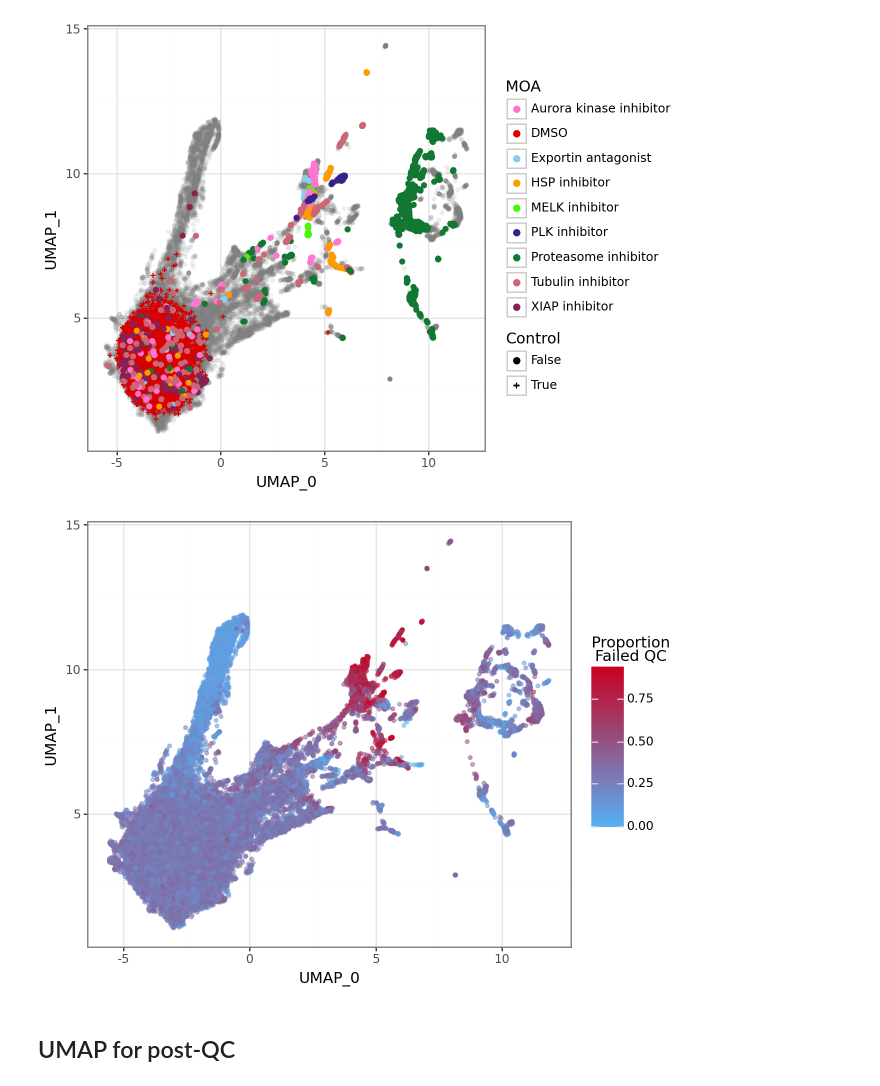
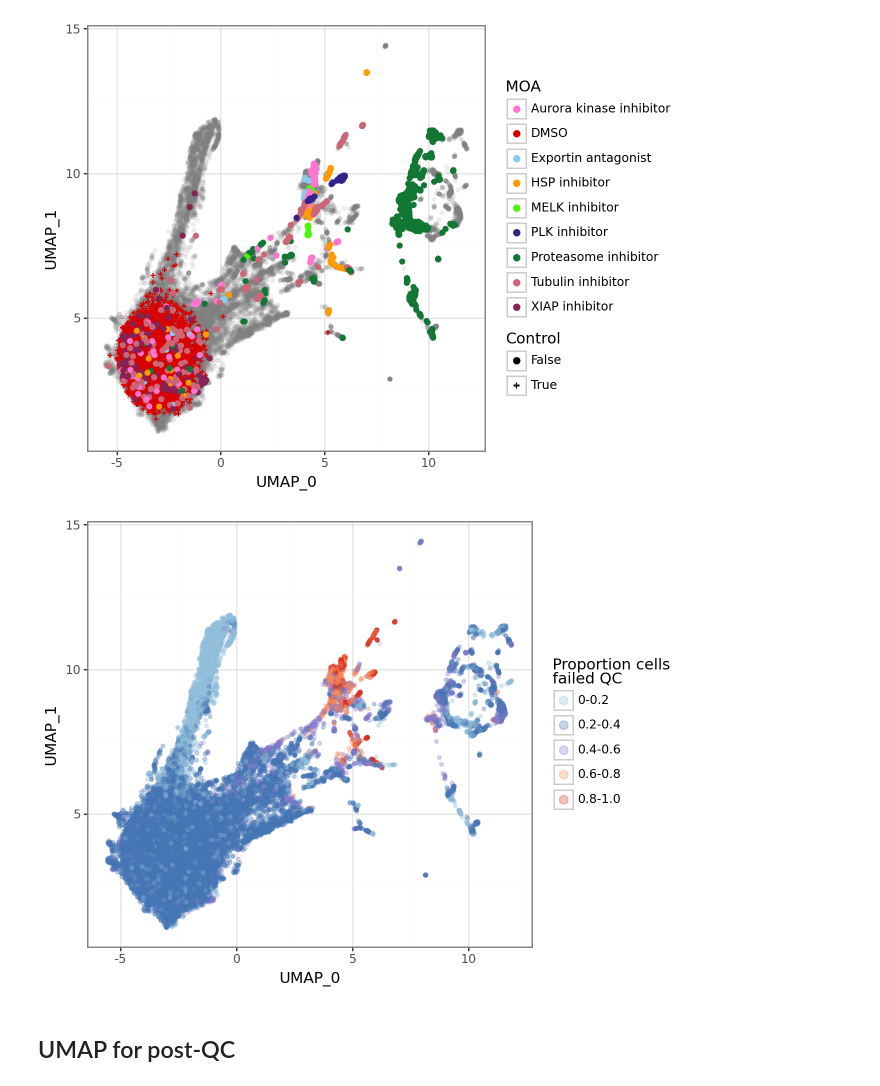
Before and after one commit to cytomining/coSMicQC, a Jupyter notebook: docs/manuscripts/cosmicqc_paper_v1/figure_5/4.generate_UMAPs.ipynb, the cells around one changed output. Cells and saved outputs as stored; diff of their text form; code cells hidden in the pictures.

```diff
--- a/docs/manuscripts/cosmicqc_paper_v1/figure_5/4.generate_UMAPs.ipynb
+++ b/docs/manuscripts/cosmicqc_paper_v1/figure_5/4.generate_UMAPs.ipynb
@@ -248,25 +247,46 @@ p.show()
 # %% [output]
 [figure]
 # %%
+# Compute proportion failed
 pre_qc_embedding_df["prop_failed_qc"] = (
     pre_qc_embedding_df["Metadata_sc_count_failed_qc"]
     / pre_qc_embedding_df["Metadata_sc_count"]
 )
+
 # Drop any rows with NaN in the proportion column
 pre_qc_embedding_df = pre_qc_embedding_df.dropna(subset=["prop_failed_qc"])
 
+# Clip to [0, 1] just in case any weird negatives or >1 sneak in
+pre_qc_embedding_df["prop_failed_qc"] = pre_qc_embedding_df["prop_failed_qc"].clip(0, 1)
+
+# Define fixed bins from 0-1
+bins = [0, 0.2, 0.4, 0.6, 0.8, 1.0]
+labels = ["0-0.2", "0.2-0.4", "0.4-0.6", "0.6-0.8", "0.8-1.0"]
+
+pre_qc_embedding_df["prop_failed_qc_bin"] = pd.cut(
+    pre_qc_embedding_df["prop_failed_qc"], bins=bins, labels=labels, include_lowest=True
+)
+manual_colors = [
+    "#91bfdb",  # light blue
+    "#4575b4",  # dark blue
+    "#8979cf",  # purple
+    "#fc8d59",  # orange-red
+    "#d73027",  # red
+]
+
 p_failed_qc = (
-    ggplot(pre_qc_embedding_df, aes(x="UMAP_0", y="UMAP_1", color="prop_failed_qc"))
-    + geom_point(size=1, alpha=0.5)
+    ggplot(pre_qc_embedding_df, aes(x="UMAP_0", y="UMAP_1", color="prop_failed_qc_bin"))
+    + geom_point(size=1, alpha=0.3)
     + xlab("UMAP_0")
     + ylab("UMAP_1")
-    + scale_color_gradient(name="Proportion\nFailed QC", low="#56B1F7", high="#CA0020")
+    + scale_color_manual(values=manual_colors, name="Proportion cells\nfailed QC")
+    + guides(color=guide_legend(override_aes={"size": 3}))  # increases legend dot size
     + theme_bw()
 )
 p_failed_qc.save(filename=figure_output_dir / "pre_qc_failed_qc_umap.png", dpi=600)
 p_failed_qc.show()
 # %% [output]
-[figure, old version]
+[figure, new version]
 # %% [markdown]
 ## UMAP for post-QC
 # %%
```
Also changed, not shown: parts of 6 cells of this notebook, 20 other files.
